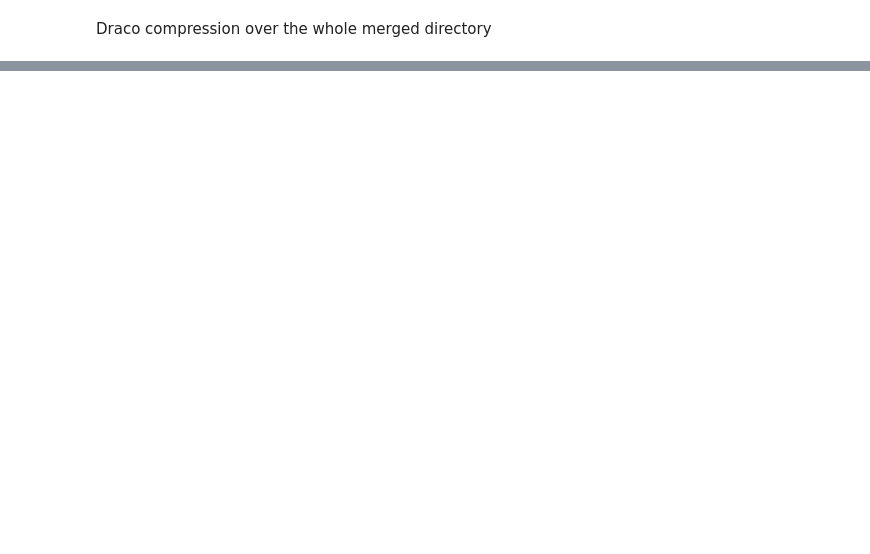
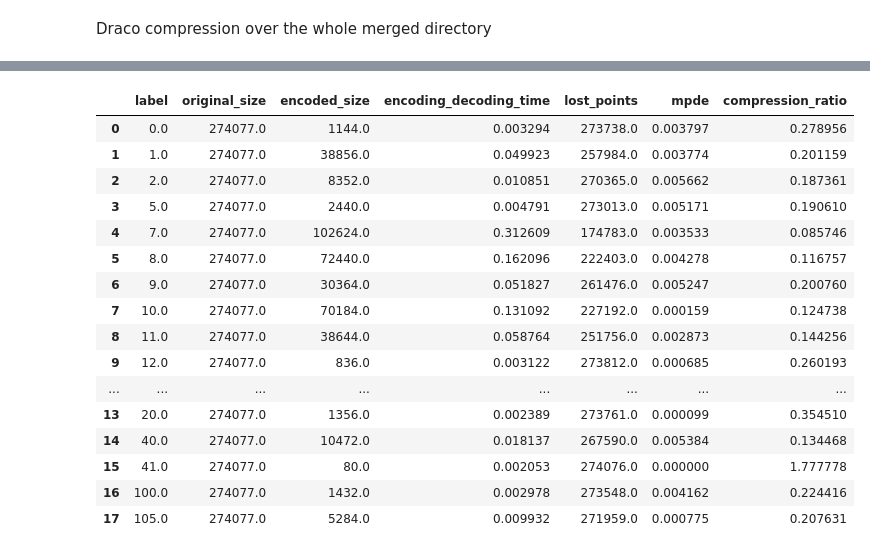
Before and after one commit to nicolezattarin/PointCloudCompression, a Jupyter notebook: DRACO.ipynb, the cells around one changed output, grey strips where cells are left out. Cells and saved outputs as stored; diff of their text form; code cells hidden in the pictures; blank space fills up the shorter version.

```diff
--- a/DRACO.ipynb
+++ b/DRACO.ipynb
@@ -114,10 +92,4 @@ import time
 import plyfile
 
 path_to_combined_data = 'dataset-downloader-kit/CV/dataset/Town01_Opt_ClearSunset/dataset_final'
-all_pc = glob(os.path.join(path_to_combined_data, '*.ply'))
-
-
-draco_unlabeled = pd.DataFrame(columns=['filename', 'original_size', 'original_size_bytes',
-                                        'encoded_size', 'encoded_size_bytes',
-                                        'compression_ratio', 'compression_ratio_bytes',
-                                        'encoding_decoding_time', 'lost_points'])
+all_pc = glob.glob(os.path.join(path_to_combined_data, '*.ply'))
@@ -234,9 +310,12 @@ def draco_labeled (pc_file):
 
     # iterate over the labels and encode each label separately
 
-    results_PC = pd.DataFrame(columns=['label', 'original_size', 'original_size_bytes', 'encoded_size',
-                                        'encoded_size_bytes', 'compression_ratio', 'compression_ratio_bytes',
-                                        'encoding_decoding_time', 'lost_points'])
+    results_PC = pd.DataFrame(columns=['label',
+                                        'original_size',
+                                        'encoded_size',
+                                        'compression_ratio',
+                                        'encoding_decoding_time',
+                                        'lost_points', 'mpde'])
 
     for label in np.unique(labels):
         start = time.time()
@@ -250,33 +329,32 @@ def draco_labeled (pc_file):
 
         # Measure the size of the encoded data
         encoded_size = len(encoded_data)
-        encoded_size_bytes = sys.getsizeof(encoded_data)
-
+        encoded_size_bytes = len(encoded_data)
+        original_size_bytes = sys.getsizeof(pc_label.tobytes())
 
         # Measure the number of points in the original point cloud
         original_size = len(points)
-        original_size_bytes = sys.getsizeof(points)
-
+        print (f"Original size: {original_size_bytes} bytes \t Encoded size: {encoded_size_bytes} bytes")
         # Decode the encoded data
         decoded_points = DracoPy.decode(encoded_data)
+
+        mpde = mean_point_distance_error(pc_label, decoded_points.points)
+
         # End the timer
         end = time.time()
 
         # Calculate the compression ratio
-        compression_ratio = 1 - (encoded_size / original_size)
-        compression_ratio_bytes = 1 - (encoded_size_bytes / original_size_bytes)
+        compression_ratio_bytes =  (encoded_size_bytes / original_size_bytes)
 
         # Calculate the number of lost points
         lost_points = len(points) - len(decoded_points.points)
         results_PC = results_PC.append({'label': label,
                                         'original_size': original_size,
-                                        'original_size_bytes': original_size_bytes,
                                         'encoded_size': encoded_size,
-                                        'encoded_size_bytes': encoded_size_bytes,
-                                        'compression_ratio': compression_ratio,
-                                        'compression_ratio_bytes': compression_ratio_bytes,
+                                        'compression_ratio': compression_ratio_bytes,
                                         'encoding_decoding_time': end - start,
                                         'lost_points': lost_points,
+                                        'mpde': mpde
                                         },
                                         ignore_index=True)
 
@@ -391,0 +391,27 @@ Mean Compression Ratio: 0.39
+# %%
+# read files
+draco_labeled_res = dict()
+for file in all_pc:
+    img_name = file.split('/')[-1].split('.')[0]
+    res_dir = 'results'
+    draco_labeled_res[file] = pd.read_csv(os.path.join(res_dir, img_name+'draco_labeled.csv'))
+# %%
+draco_labeled_res[file]
+# %% [output]
+|  | label | original_size | encoded_size | encoding_decoding_time | lost_points | mpde | compression_ratio |
+| 0 | 0.0 | 274077.0 | 1144.0 | 0.003294 | 273738.0 | 0.003797 | 0.278956 |
+| 1 | 1.0 | 274077.0 | 38856.0 | 0.049923 | 257984.0 | 0.003774 | 0.201159 |
+| 2 | 2.0 | 274077.0 | 8352.0 | 0.010851 | 270365.0 | 0.005662 | 0.187361 |
+| 3 | 5.0 | 274077.0 | 2440.0 | 0.004791 | 273013.0 | 0.005171 | 0.190610 |
+| 4 | 7.0 | 274077.0 | 102624.0 | 0.312609 | 174783.0 | 0.003533 | 0.085746 |
+| 5 | 8.0 | 274077.0 | 72440.0 | 0.162096 | 222403.0 | 0.004278 | 0.116757 |
+| 6 | 9.0 | 274077.0 | 30364.0 | 0.051827 | 261476.0 | 0.005247 | 0.200760 |
+| 7 | 10.0 | 274077.0 | 70184.0 | 0.131092 | 227192.0 | 0.000159 | 0.124738 |
+| 8 | 11.0 | 274077.0 | 38644.0 | 0.058764 | 251756.0 | 0.002873 | 0.144256 |
+| 9 | 12.0 | 274077.0 | 836.0 | 0.003122 | 273812.0 | 0.000685 | 0.260193 |
+| ... | ... | ... | ... | ... | ... | ... | ... |
+| 13 | 20.0 | 274077.0 | 1356.0 | 0.002389 | 273761.0 | 0.000099 | 0.354510 |
+| 14 | 40.0 | 274077.0 | 10472.0 | 0.018137 | 267590.0 | 0.005384 | 0.134468 |
+| 15 | 41.0 | 274077.0 | 80.0 | 0.002053 | 274076.0 | 0.000000 | 1.777778 |
+| 16 | 100.0 | 274077.0 | 1432.0 | 0.002978 | 273548.0 | 0.004162 | 0.224416 |
+| 17 | 105.0 | 274077.0 | 5284.0 | 0.009932 | 271959.0 | 0.000775 | 0.207631 |
```
Also changed, not shown: parts of 23 cells of this notebook, 6 other files.
